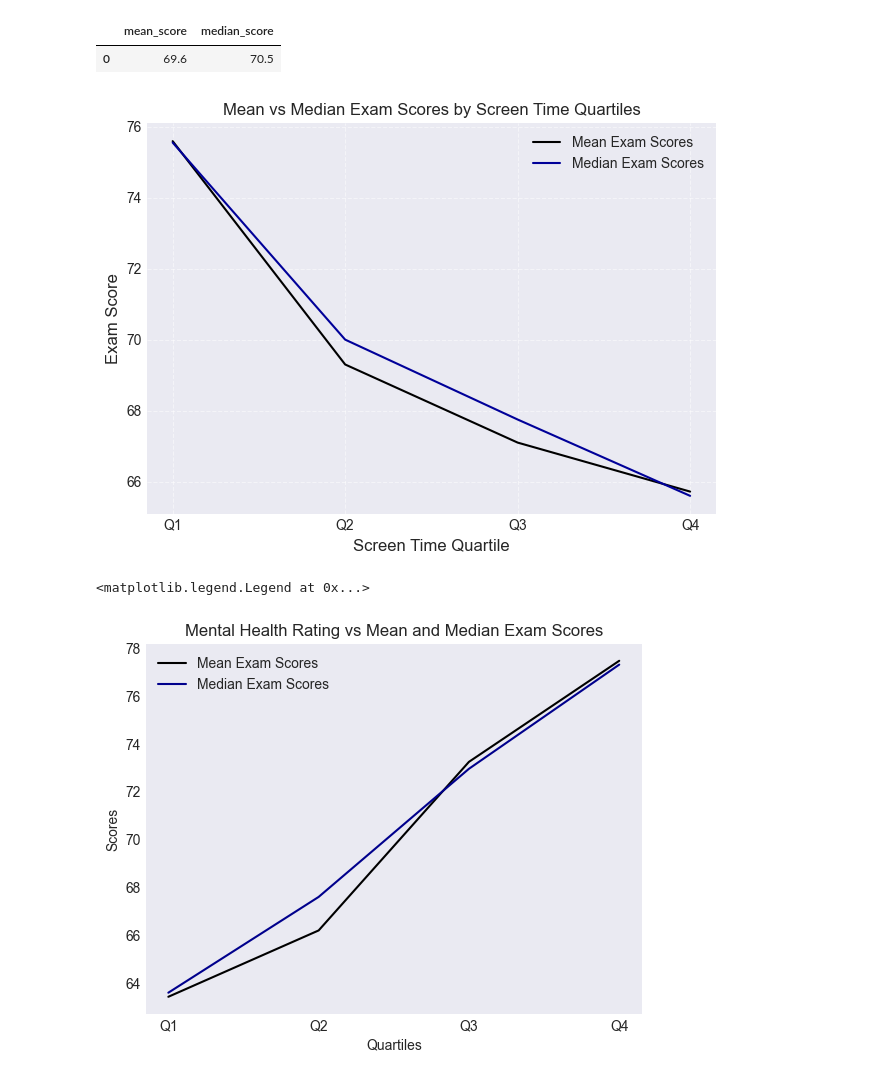
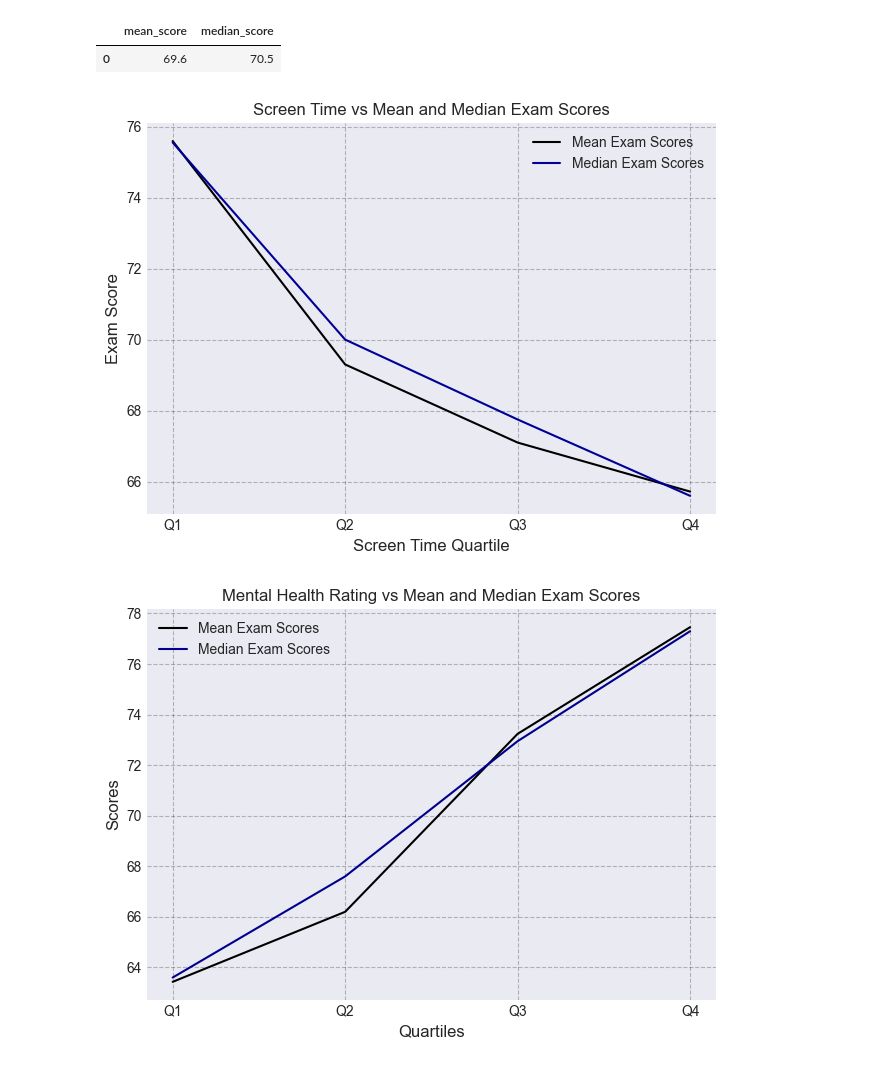
Before and after one commit to Nikhils-AI/student-performance-analysis, a Jupyter notebook: notebooks/student_performance_analysis.ipynb, the cells around one changed output. Saved outputs shown, nothing was run; the diff lists cells and outputs as text; code cells hidden in the pictures.

Commit message:
Finished plotting question 4

```diff
--- a/notebooks/student_performance_analysis.ipynb
+++ b/notebooks/student_performance_analysis.ipynb
@@ -68,7 +69,7 @@ WHERE screen_time > p75;""", engine)
 plt.plot(df['quartile'], df['mean_score'], label='Mean Exam Scores', color=(0, 0, 0))
 plt.plot(df['quartile'], df['median_score'], label='Median Exam Scores', color=(0, 0, 0.6))
 
-plt.grid(True, linestyle='--', alpha=0.5)
+plt.grid(True, linestyle='--', alpha=0.25, color=(0, 0, 0))
 plt.xlabel('Screen Time Quartile', fontsize=12)
 plt.ylabel('Exam Score', fontsize=12)
 plt.title("Screen Time vs Mean and Median Exam Scores")
@@ -80,7 +81,7 @@ plt.show()
 # As seen in the graph, there is a clear negative correlation between screen time and exam scores
 # -- students with higher screen times have lower mean and median exam scores.
 # %% [output]
-[figure, old version]
+[figure, new version]
 # %%
 # Question 3 - What is the correlation between exam scores and mental health ratings?
 
@@ -103,38 +104,42 @@ UNION ALL
 		-- Q2 (25th - 50th percentile)
 SELECT 'Q2' AS quartile,
 	   COUNT(*),
 	   round(avg(exam_score)::numeric, 2) AS mean_score,
 	   round((percentile_cont(.5) WITHIN GROUP (ORDER BY exam_score))::numeric, 2) AS median_score
 FROM student_habits_performance, percentiles
 WHERE mental_health_rating > p25 AND mental_health_rating <= p50
 
 UNION ALL
 		-- Q3 (50th - 75th percentile)
 SELECT 'Q3' AS quartile,
 	   COUNT(*),
 	   round(avg(exam_score)::numeric, 2) AS mean_score,
 	   round((percentile_cont(.5) WITHIN GROUP (ORDER BY exam_score))::numeric, 2) AS median_score
 FROM student_habits_performance, percentiles
 WHERE mental_health_rating > p50 AND mental_health_rating <= p75
 
 UNION ALL
 		-- Q4 (75th - 100th percentile)
 SELECT 'Q4' AS quartile,
 	   COUNT(*),
 	   round(avg(exam_score)::numeric, 2) AS mean_score,
 	   round((percentile_cont(.5) WITHIN GROUP (ORDER BY exam_score))::numeric, 2) AS median_score
 FROM student_habits_performance, percentiles
 WHERE mental_health_rating > p75;""", engine)
 
-df
-
 plt.plot(df['quartile'], df['mean_score'], label='Mean Exam Scores', color=(0, 0, 0))
 plt.plot(df['quartile'], df['median_score'], label='Median Exam Scores', color=(0, 0, 0.55))
 
-plt.xlabel('Quartiles')
-plt.ylabel('Scores')
-plt.title('Mental Health Rating vs Mean and Median Exam Scores')
-plt.legend()
+plt.grid(True, linestyle='--', alpha=0.25, color=(0, 0, 0))
+plt.xlabel('Quartiles', fontsize=12)
+plt.ylabel('Scores', fontsize=12)
+plt.title('Mental Health Rating vs Mean and Median Exam Scores', fontsize=12)
+
+plt.legend(fontsize=10, loc='best')
+plt.tight_layout()
+plt.show()
+
+# As seen in the graph, there is a clear positive correlation between mental health ratings and exam scores
+# -- students with higher mental ratings have higher exam scores.
 # %% [output]
-<matplotlib.legend.Legend at 0x...>
-[figure, old version]
+[figure, new version]
```
Also changed, not shown: parts of 9 cells of this notebook.
